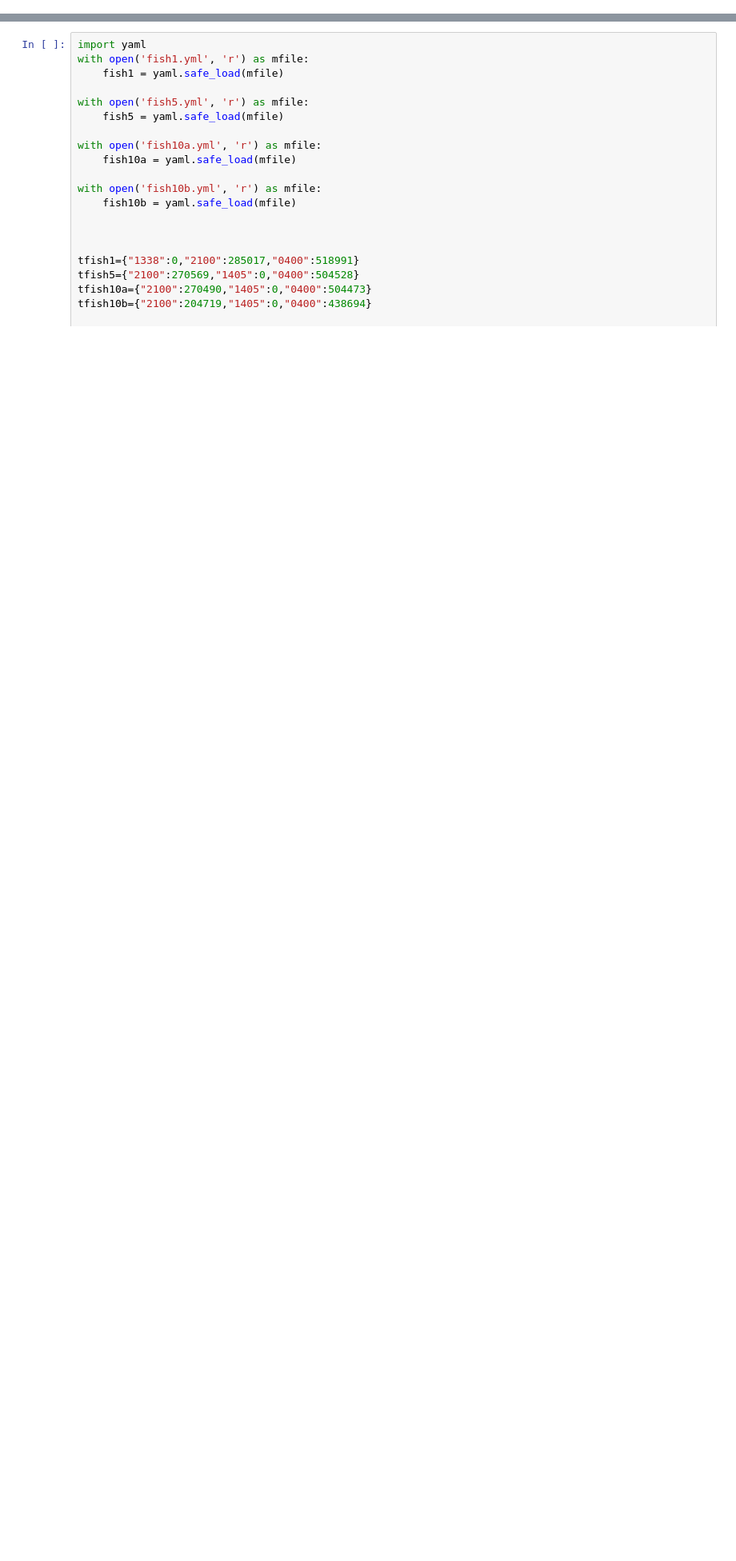
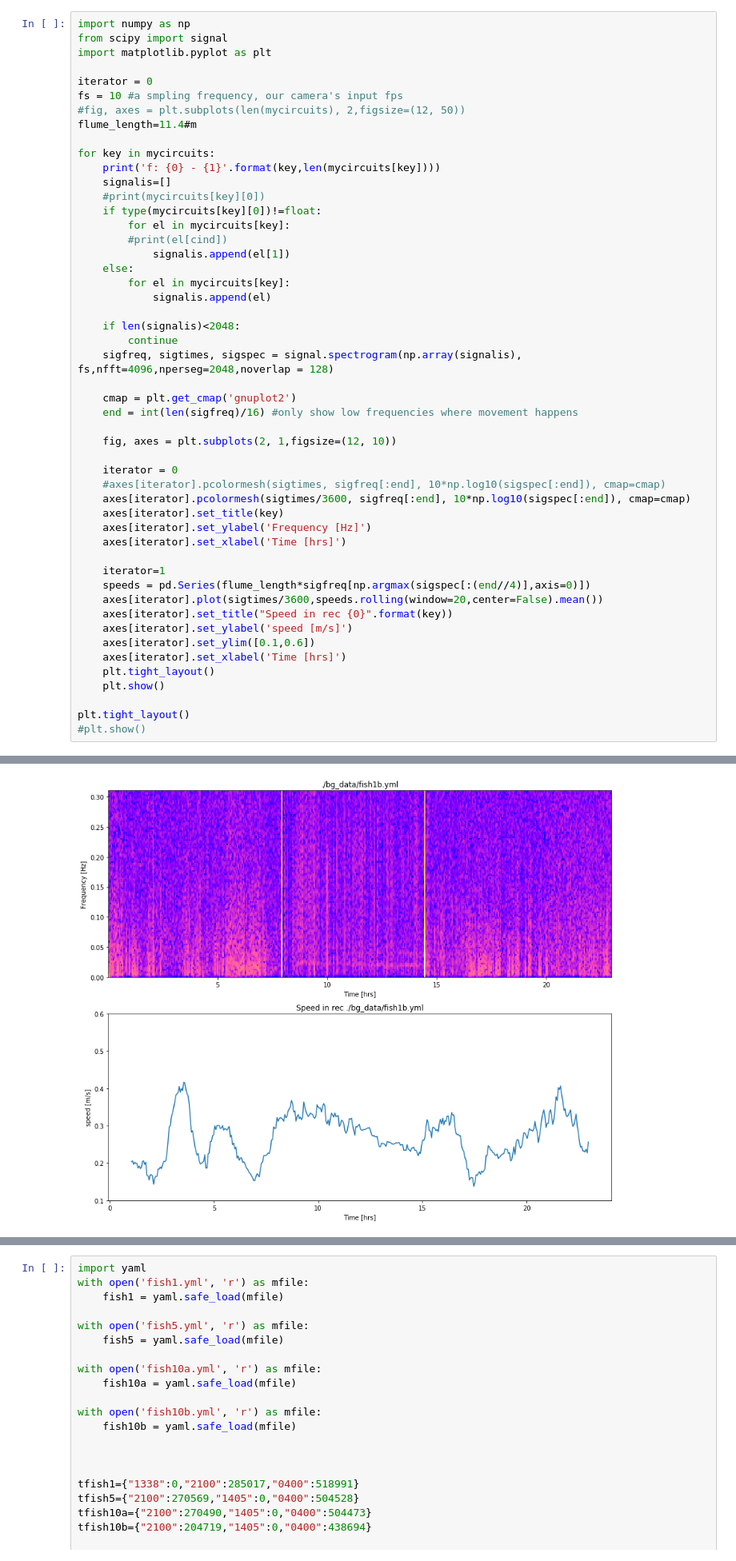
Before and after one commit to mixmixmix/parrtraks, a Jupyter notebook: AnalyseMigration.ipynb, the cells around one changed output, grey strips where cells are left out. Shown at 80% size. Cells and saved outputs as stored; diff of their text form; blank space fills up the shorter version.

```diff
--- a/AnalyseMigration.ipynb
+++ b/AnalyseMigration.ipynb
@@ -0,0 +3,51 @@
+# %%
+import numpy as np
+from scipy import signal
+import matplotlib.pyplot as plt
+
+iterator = 0
+fs = 10 #a smpling frequency, our camera's input fps
+#fig, axes = plt.subplots(len(mycircuits), 2,figsize=(12, 50))
+flume_length=11.4#m
+
+for key in mycircuits:
+    print('f: {0} - {1}'.format(key,len(mycircuits[key])))
+    signalis=[]
+    #print(mycircuits[key][0])
+    if type(mycircuits[key][0])!=float:
+        for el in mycircuits[key]:
+        #print(el[cind])
+            signalis.append(el[1])
+    else:
+        for el in mycircuits[key]:
+            signalis.append(el)
+
+    if len(signalis)<2048:
+        continue
+    sigfreq, sigtimes, sigspec = signal.spectrogram(np.array(signalis), fs,nfft=4096,nperseg=2048,noverlap = 128)
+
+    cmap = plt.get_cmap('gnuplot2')
+    end = int(len(sigfreq)/16) #only show low frequencies where movement happens
+
+    fig, axes = plt.subplots(2, 1,figsize=(12, 10))
+
+    iterator = 0
+    #axes[iterator].pcolormesh(sigtimes, sigfreq[:end], 10*np.log10(sigspec[:end]), cmap=cmap)
+    axes[iterator].pcolormesh(sigtimes/3600, sigfreq[:end], 10*np.log10(sigspec[:end]), cmap=cmap)
+    axes[iterator].set_title(key)
+    axes[iterator].set_ylabel('Frequency [Hz]')
+    axes[iterator].set_xlabel('Time [hrs]')
+
+    iterator=1
+    speeds = pd.Series(flume_length*sigfreq[np.argmax(sigspec[:(end//4)],axis=0)])
+    axes[iterator].plot(sigtimes/3600,speeds.rolling(window=20,center=False).mean())
+    axes[iterator].set_title("Speed in rec {0}".format(key))
+    axes[iterator].set_ylabel('speed [m/s]')
+    axes[iterator].set_ylim([0.1,0.6])
+    axes[iterator].set_xlabel('Time [hrs]')
+    plt.tight_layout()
+    plt.show()
+
+plt.tight_layout()
+#plt.show()
+# %% [output]
@@ -0,0 +55 @@
+[figure, added]
```
Also changed, not shown: parts of 9 cells of this notebook.
